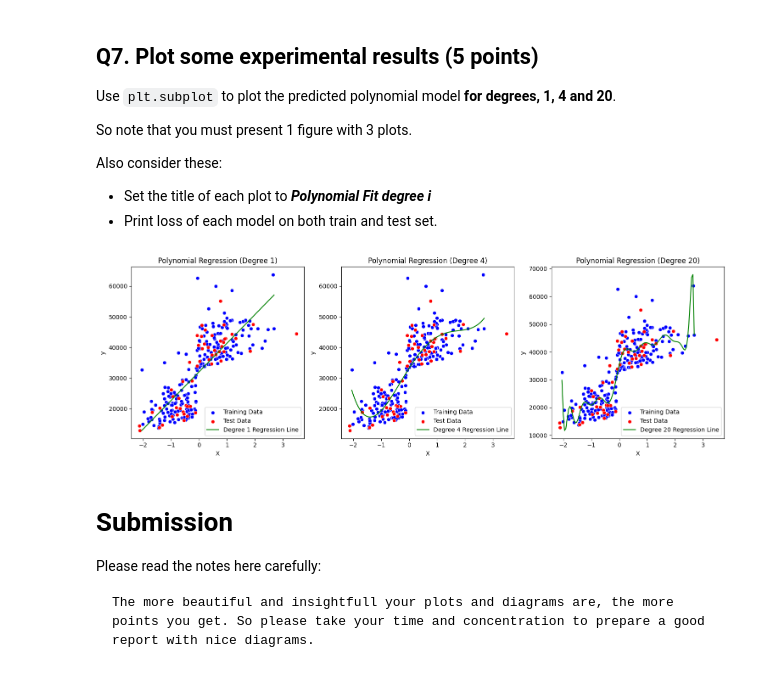
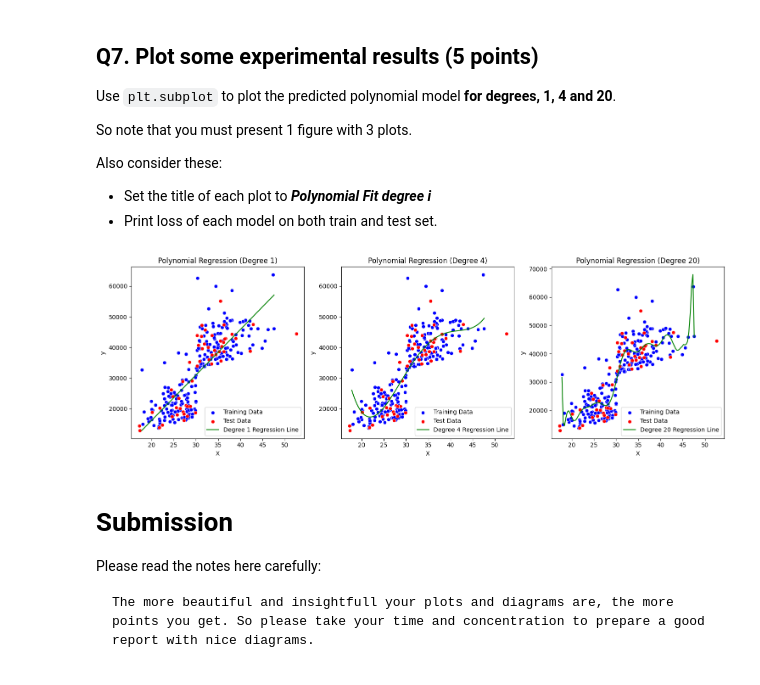
Before and after one commit to mostafa-ja/Machine-Learning-fall2023, a Jupyter notebook: Linear_and_Logistic_Regression.ipynb, the cells around one changed output. Cells and saved outputs as stored; diff of their text form; code cells hidden in the pictures.

```diff
--- a/Linear_and_Logistic_Regression.ipynb
+++ b/Linear_and_Logistic_Regression.ipynb
@@ -509,54 +607,52 @@ Also consider these:
 - Set the title of each plot to ***Polynomial Fit degree i***
 - Print loss of each model on both train and test set.
 # %%
-############# Your code here ############
+import numpy as np
+import seaborn as sns
+import matplotlib.pyplot as plt
 
 # Degrees for polynomial regression
 degrees = [1, 4, 20]
 
 plt.figure(figsize=(15, 5))
 
 for i, degree in enumerate(degrees, 1):
     # Creating and fitting Polynomial Regression model for each degree
     pr = PolynomialRegression(degree=degree)
     X_train, y_train, X_test, y_test = pr.prepare_dataset(X, target, test_size=0.2, random_state=42)
 
-    # Normalizing data
-    norm_scaler, X_train_normalized = pr.normalize(X_train, normalization='Standardization')
-    X_test_normalized = norm_scaler.transform(X_test)
+    # Generating polynomial features for train and test sets
+    X_train_pol = pr.generate_polynomial_features(X_train)
+    X_test_pol = pr.generate_polynomial_features(X_test)
 
-    # Generating polynomial features for train and test sets
-    X_train_pol = pr.generate_polynomial_features(X_train_normalized)
-    X_test_pol = pr.generate_polynomial_features(X_test_normalized)
+    # Normalizing data using the same scaler for train and test
+    norm_scaler = StandardScaler()
+    X_train_pol_normalized = norm_scaler.fit_transform(X_train_pol)
+    X_test_pol_normalized = norm_scaler.transform(X_test_pol)
 
     # Training the model
-    coeff, intercept = pr.train(X_train_pol, y_train)
+    coeff, intercept = pr.train(X_train_pol_normalized, y_train)
 
     # Generating a range of X values for plotting the regression line
-    X_range = np.linspace(min(X_train_normalized), max(X_train_normalized), 100)
+    X_range = np.linspace(min(X_train), max(X_train), 100)
     X_range_pol = pr.generate_polynomial_features(X_range)
-
-    # Predictions for the range of X values
-    y_range_pred = np.dot(X_range_pol, coeff.T) + intercept
+    X_range_pol_normalized = norm_scaler.transform(X_range_pol)
+    y_range_pred = np.dot(X_range_pol_normalized, coeff.T) + intercept
 
     # Creating subplot for each degree
     plt.subplot(1, len(degrees), i)
-
-    sns.scatterplot(x=X_train_normalized[:,0], y=y_train[:,0], color='blue', label='Training Data')
-    sns.scatterplot(x=X_test_normalized[:,0], y=y_test[:,0], color='red', label='Test Data')
-
+    sns.scatterplot(x=X_train[:,0], y=y_train[:,0], color='blue', label='Training Data')
+    sns.scatterplot(x=X_test[:,0], y=y_test[:,0], color='red', label='Test Data')
     plt.plot(X_range, y_range_pred, color='green', label=f'Degree {degree} Regression Line')
     plt.xlabel('X')
     plt.ylabel('y')
     plt.title(f'Polynomial Regression (Degree {degree})')
     plt.legend()
 
 plt.tight_layout()
 plt.show()
-
-#########################################
 # %% [output]
-[figure, old version]
+[figure, new version]
 # %% [markdown]
 
 # Submission
```
Also changed, not shown: parts of 4 cells of this notebook.
